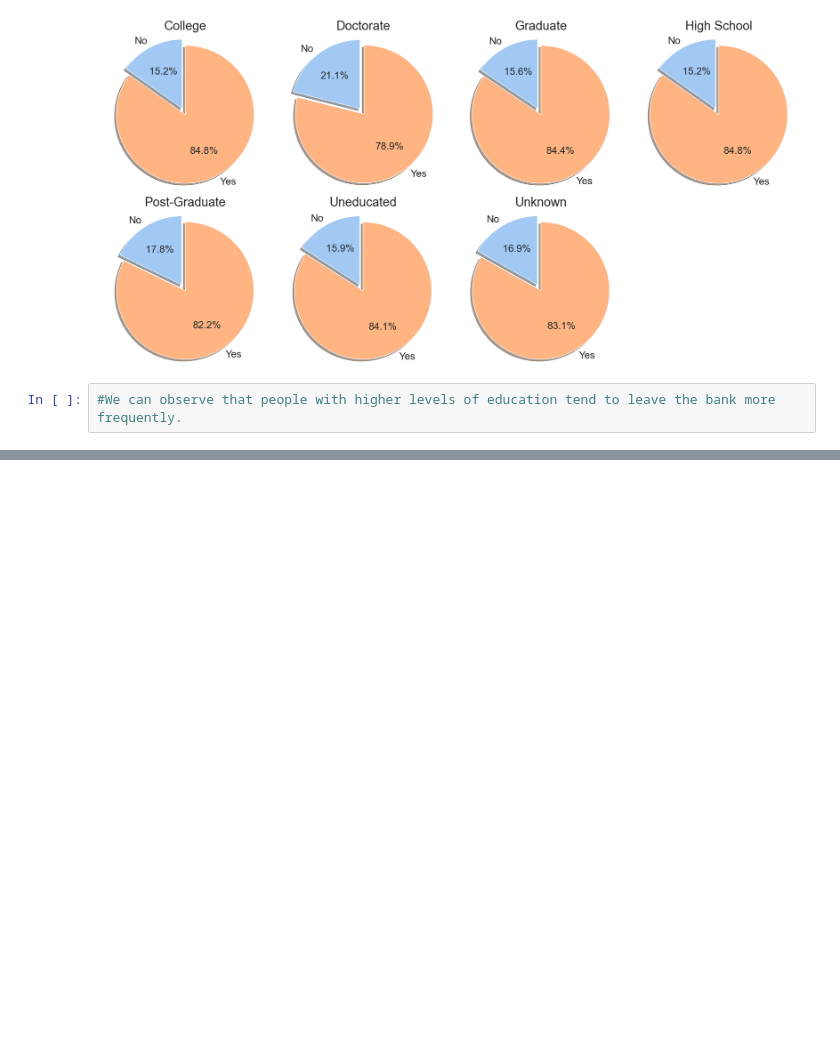
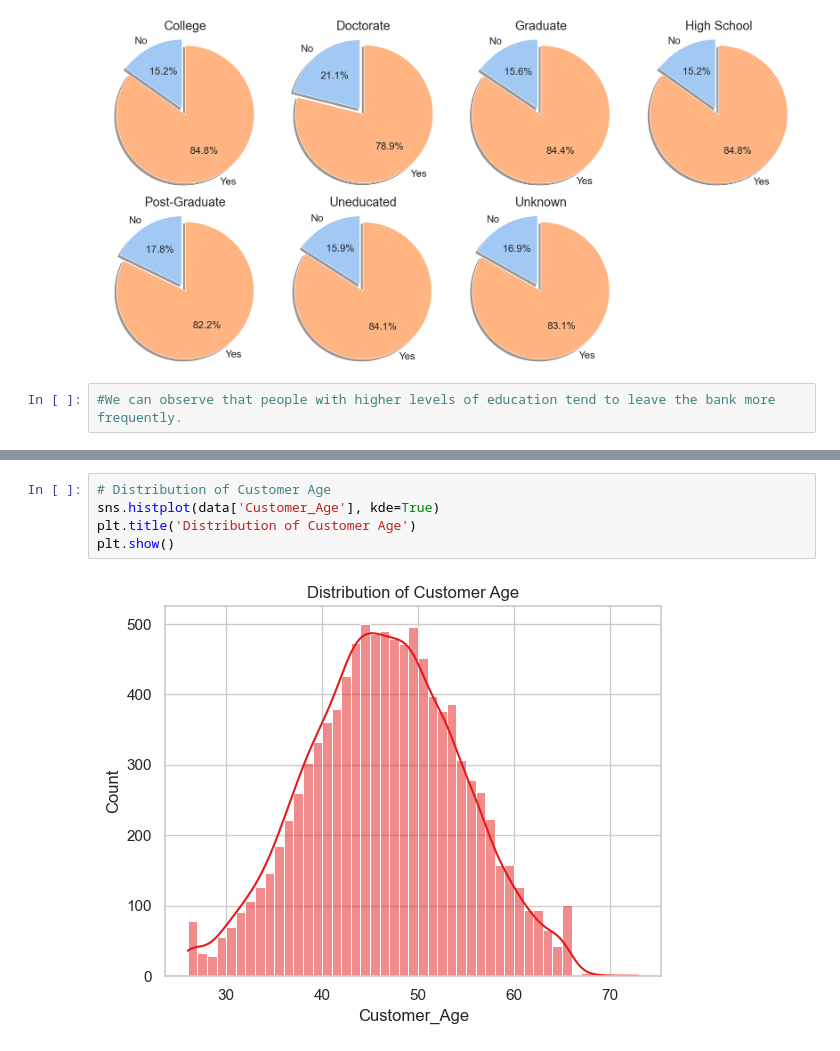
Before and after one commit to muntadherabdulhusein/DA_projects-credit-card-churn, a Jupyter notebook: Yusra/CC(dataanalysis).ipynb, the cells around one changed output, grey strips where cells are left out. Saved outputs shown, nothing was run; the diff lists cells and outputs as text; blank space fills up the shorter version.

```diff
--- a/Yusra/CC(dataanalysis).ipynb
+++ b/Yusra/CC(dataanalysis).ipynb
@@ -345,0 +347,7 @@ df1.head()
+# %%
+# Distribution of Customer Age
+sns.histplot(data['Customer_Age'], kde=True)
+plt.title('Distribution of Customer Age')
+plt.show()
+# %% [output]
+[figure, added]
```
Also changed, not shown: parts of 8 cells of this notebook, 1 other file.
